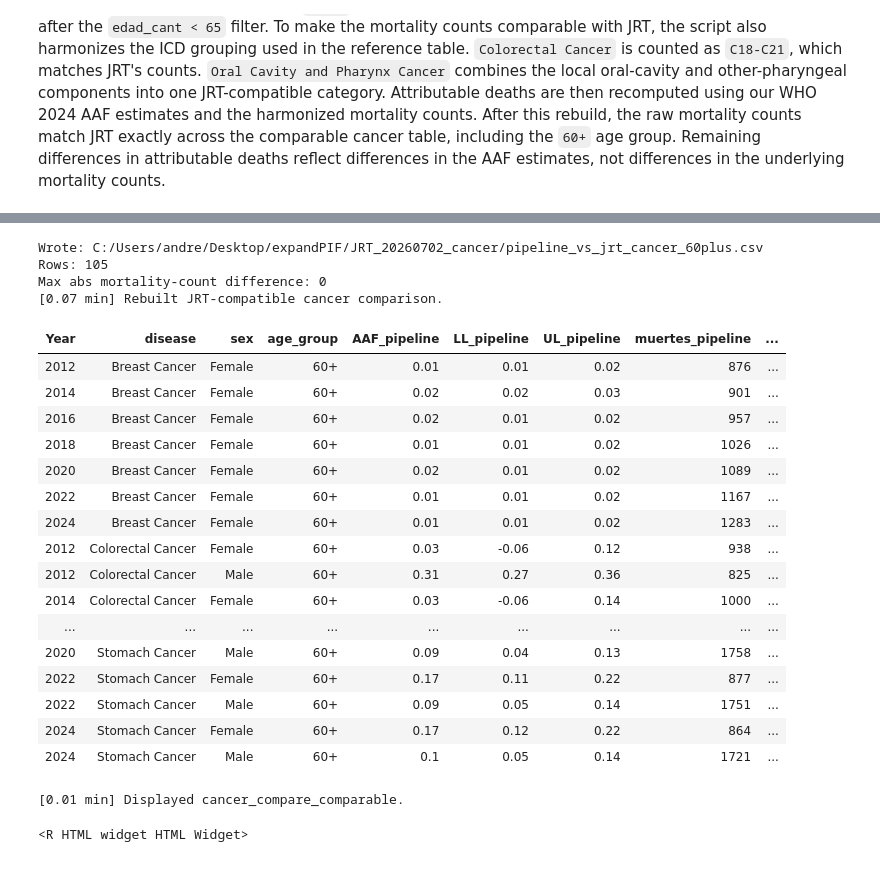
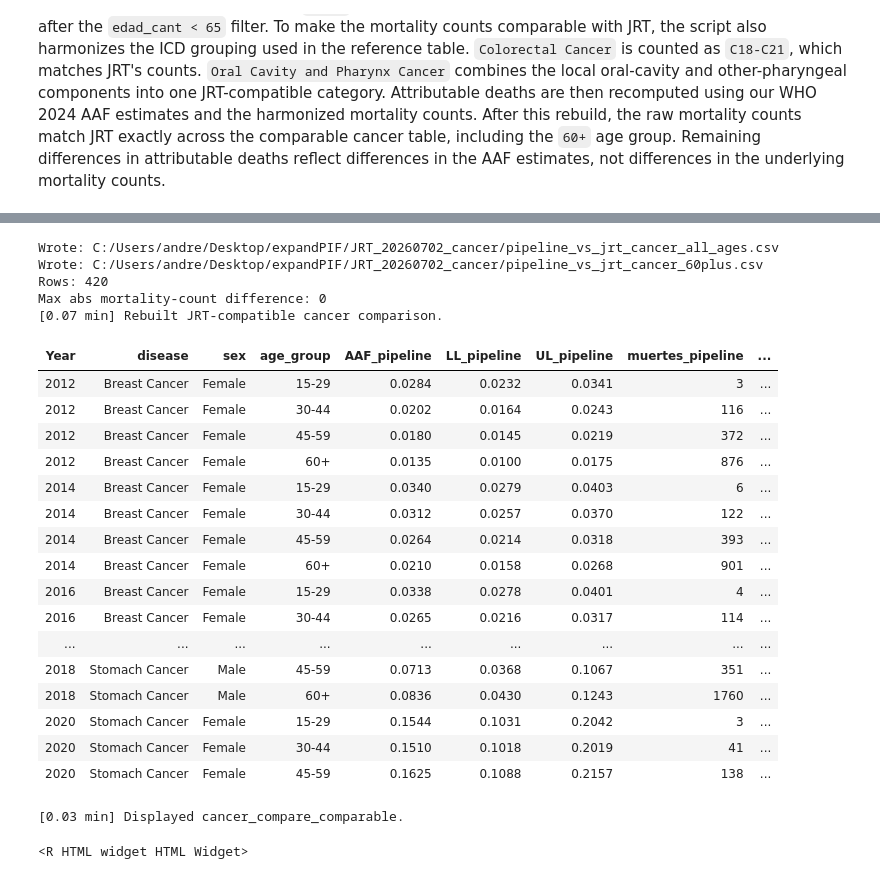
Before and after one commit to ACC1240138/expandPIF, a Jupyter notebook: __andres_control/expand_pif.ipynb, the cells around one changed output, grey strips where cells are left out. Cells and saved outputs as stored; diff of their text form; code cells hidden in the pictures.

```diff
--- a/__andres_control/expand_pif.ipynb
+++ b/__andres_control/expand_pif.ipynb
@@ -3167,10 +3280,17 @@ cancer_compare_comparable <- readr::read_csv(
   file.path(
     gsub("__andres_control", "", getwd()),
     "JRT_20260702_cancer",
-    "pipeline_vs_jrt_cancer_60plus.csv"
+    "pipeline_vs_jrt_cancer_all_ages.csv"
   ),
   show_col_types = FALSE
-)
+) |>
+  dplyr::rename("diff_mort" = "diff_muertes") |>
+  dplyr::mutate(AAF_pipeline= sprintf("%.4f", AAF_pipeline),
+                UL_pipeline= sprintf("%.4f", UL_pipeline),
+                LL_pipeline= sprintf("%.4f", LL_pipeline),
+                AAF_jrt= sprintf("%.4f", AAF_jrt),
+                diff_AAF= sprintf("%.4f", diff_AAF))
+#select numeric columns for right alignment in the HTML table
 num_cols <- vapply(cancer_compare_comparable, is.numeric, logical(1))
 
 html_table <- htmltools::tags$div(
@@ -3202,51 +3322,52 @@ html_table <- htmltools::tags$div(
   htmltools::tags$table(
     class = "cmp-table",
     htmltools::tags$thead(
       htmltools::tags$tr(lapply(names(cancer_compare_comparable), htmltools::tags$th))
     ),
     htmltools::tags$tbody(
       lapply(seq_len(nrow(cancer_compare_comparable)), function(i) {
         htmltools::tags$tr(
           lapply(seq_along(cancer_compare_comparable), function(j) {
             htmltools::tags$td(
               class = if (num_cols[j]) "num" else NULL,
               cancer_compare_comparable[[j]][i]
             )
           })
         )
       })
     )
   )
 )
 htmltools::browsable(html_table)
 
 message(sprintf(
   "[%.2f min] Displayed cancer_compare_comparable.",
   as.numeric(difftime(Sys.time(), .t0, units = "mins"))
 ))
 # %% [output]
+Wrote: C:/Users/andre/Desktop/expandPIF/JRT_20260702_cancer/pipeline_vs_jrt_cancer_all_ages.csv
 Wrote: C:/Users/andre/Desktop/expandPIF/JRT_20260702_cancer/pipeline_vs_jrt_cancer_60plus.csv
-Rows: 105
+Rows: 420
 Max abs mortality-count difference: 0
 [0.07 min] Rebuilt JRT-compatible cancer comparison.
 | Year | disease | sex | age_group | AAF_pipeline | LL_pipeline | UL_pipeline | muertes_pipeline | ... |
-| 2012 | Breast Cancer | Female | 60+ | 0.01 | 0.01 | 0.02 | 876 | ... |
-| 2014 | Breast Cancer | Female | 60+ | 0.02 | 0.02 | 0.03 | 901 | ... |
-| 2016 | Breast Cancer | Female | 60+ | 0.02 | 0.01 | 0.02 | 957 | ... |
-| 2018 | Breast Cancer | Female | 60+ | 0.01 | 0.01 | 0.02 | 1026 | ... |
-| 2020 | Breast Cancer | Female | 60+ | 0.02 | 0.01 | 0.02 | 1089 | ... |
-| 2022 | Breast Cancer | Female | 60+ | 0.01 | 0.01 | 0.02 | 1167 | ... |
-| 2024 | Breast Cancer | Female | 60+ | 0.01 | 0.01 | 0.02 | 1283 | ... |
-| 2012 | Colorectal Cancer | Female | 60+ | 0.03 | -0.06 | 0.12 | 938 | ... |
-| 2012 | Colorectal Cancer | Male | 60+ | 0.31 | 0.27 | 0.36 | 825 | ... |
-| 2014 | Colorectal Cancer | Female | 60+ | 0.03 | -0.06 | 0.14 | 1000 | ... |
+| 2012 | Breast Cancer | Female | 15-29 | 0.0284 | 0.0232 | 0.0341 | 3 | ... |
+| 2012 | Breast Cancer | Female | 30-44 | 0.0202 | 0.0164 | 0.0243 | 116 | ... |
+| 2012 | Breast Cancer | Female | 45-59 | 0.0180 | 0.0145 | 0.0219 | 372 | ... |
+| 2012 | Breast Cancer | Female | 60+ | 0.0135 | 0.0100 | 0.0175 | 876 | ... |
+| 2014 | Breast Cancer | Female | 15-29 | 0.0340 | 0.0279 | 0.0403 | 6 | ... |
+| 2014 | Breast Cancer | Female | 30-44 | 0.0312 | 0.0257 | 0.0370 | 122 | ... |
+| 2014 | Breast Cancer | Female | 45-59 | 0.0264 | 0.0214 | 0.0318 | 393 | ... |
+| 2014 | Breast Cancer | Female | 60+ | 0.0210 | 0.0158 | 0.0268 | 901 | ... |
+| 2016 | Breast Cancer | Female | 15-29 | 0.0338 | 0.0278 | 0.0401 | 4 | ... |
+| 2016 | Breast Cancer | Female | 30-44 | 0.0265 | 0.0216 | 0.0317 | 114 | ... |
 | ... | ... | ... | ... | ... | ... | ... | ... | ... |
-| 2020 | Stomach Cancer | Male | 60+ | 0.09 | 0.04 | 0.13 | 1758 | ... |
-| 2022 | Stomach Cancer | Female | 60+ | 0.17 | 0.11 | 0.22 | 877 | ... |
-| 2022 | Stomach Cancer | Male | 60+ | 0.09 | 0.05 | 0.14 | 1751 | ... |
-| 2024 | Stomach Cancer | Female | 60+ | 0.17 | 0.12 | 0.22 | 864 | ... |
-| 2024 | Stomach Cancer | Male | 60+ | 0.1 | 0.05 | 0.14 | 1721 | ... |
+| 2018 | Stomach Cancer | Male | 45-59 | 0.0713 | 0.0368 | 0.1067 | 351 | ... |
+| 2018 | Stomach Cancer | Male | 60+ | 0.0836 | 0.0430 | 0.1243 | 1760 | ... |
+| 2020 | Stomach Cancer | Female | 15-29 | 0.1544 | 0.1031 | 0.2042 | 3 | ... |
+| 2020 | Stomach Cancer | Female | 30-44 | 0.1510 | 0.1018 | 0.2019 | 41 | ... |
+| 2020 | Stomach Cancer | Female | 45-59 | 0.1625 | 0.1088 | 0.2157 | 138 | ... |
-[0.01 min] Displayed cancer_compare_comparable.
+[0.03 min] Displayed cancer_compare_comparable.
 # %%
 #| label: mort-trends-age-sex-chile17-cancer-4-comparable-comparison
 #| results: "hold"
```
Also changed, not shown: parts of 13 cells of this notebook, 9 other files.
